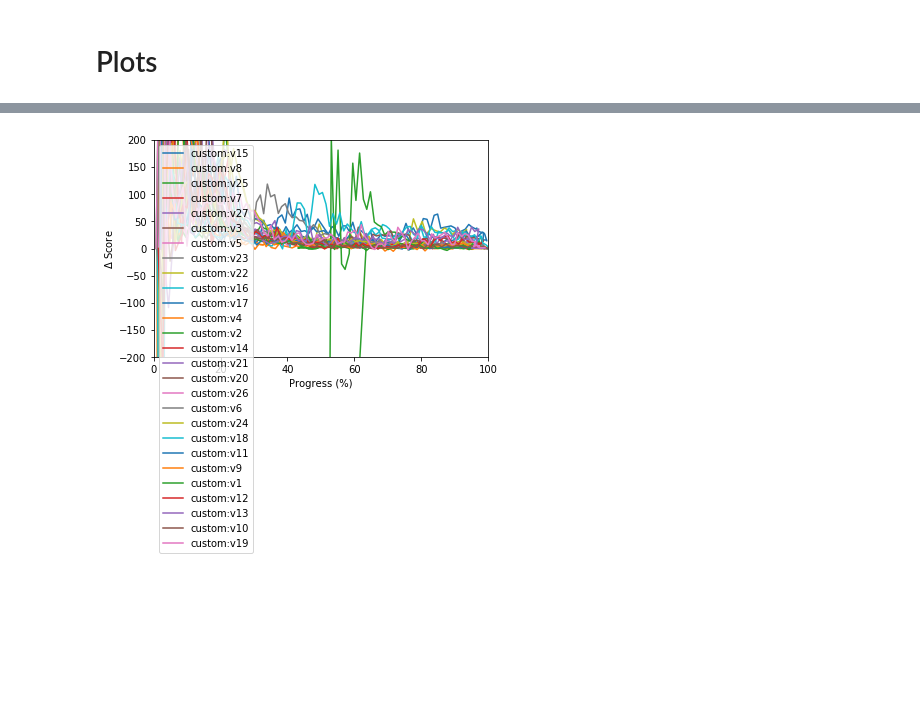
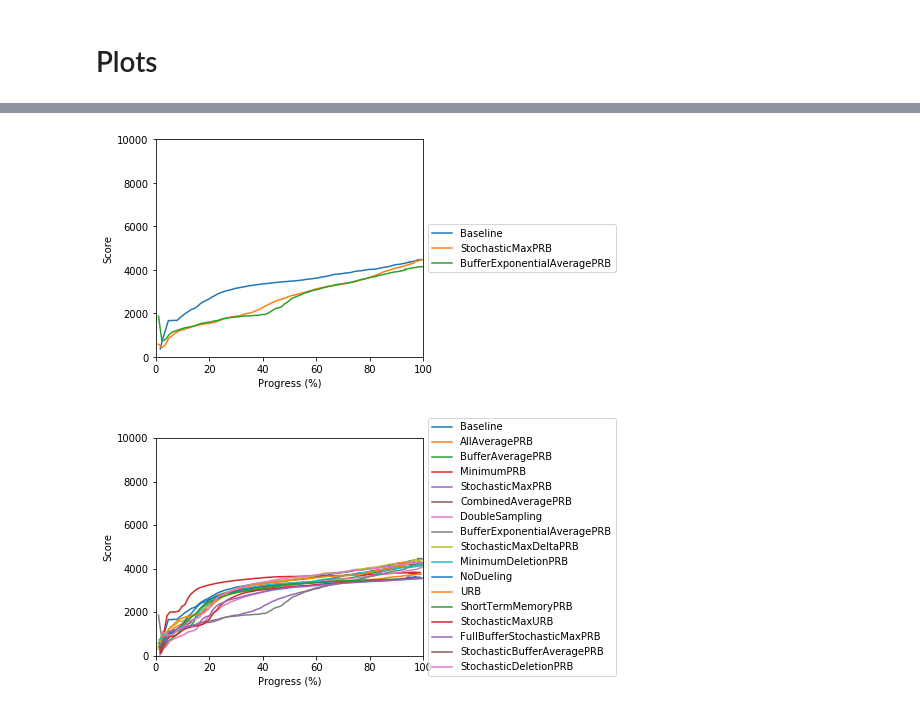
Before and after one commit to seungjaeryanlee/retro-agents, a Jupyter notebook: Plot.ipynb, the cells around one changed output, grey strips where cells are left out. Saved outputs shown, nothing was run; the diff lists cells and outputs as text; code cells hidden in the pictures; blank space fills up the shorter version.

```diff
--- a/Plot.ipynb
+++ b/Plot.ipynb
@@ -151,11 +175,15 @@ def compare_scores(agents, task=None):
         xs, ys = get_data(agent, task)
         plt.plot(xs, ys)
 
-    plt.legend(agents)
     plt.xlabel('Progress (%)')
     plt.xlim([0, 100])
     plt.ylabel('Score')
     plt.ylim([0, 10000])
+
+    ax = plt.subplot(111)
+    box = ax.get_position()
+    ax.set_position([box.x0, box.y0, box.width * 0.8, box.height])
+    ax.legend(agents, loc='center left', bbox_to_anchor=(1, 0.5))
     plt.show()
 # %%
 def compare_delta_scores(agents, task=None):
@@ -201,6 +211,0 @@ compare_scores(['rainbow:v1', 'custom:v15', 'custom:v18'])
-# %%
-agents = list(get_agents())
-agents = [agent for agent in agents if agent[0:7] == 'custom:']
-compare_delta_scores(agents)
-# %% [output]
-[figure, removed]
@@ -210,0 +216,8 @@ compare_scores(agentsm )
+# %%
+compare_scores(['Baseline', 'StochasticMaxPRB', 'BufferExponentialAveragePRB'])
+# %% [output]
+[figure, added]
+# %%
+compare_scores(tag_to_name.values())
+# %% [output]
+[figure, added]
```
Also changed, not shown: parts of 14 cells of this notebook, 35 other files.
